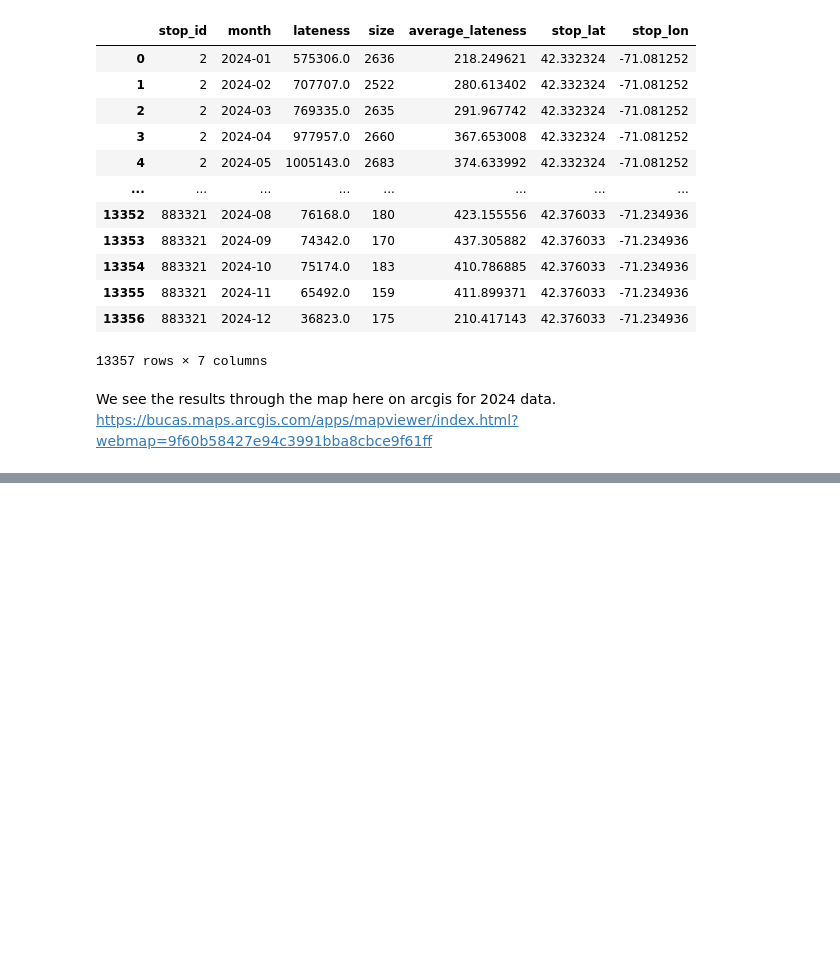
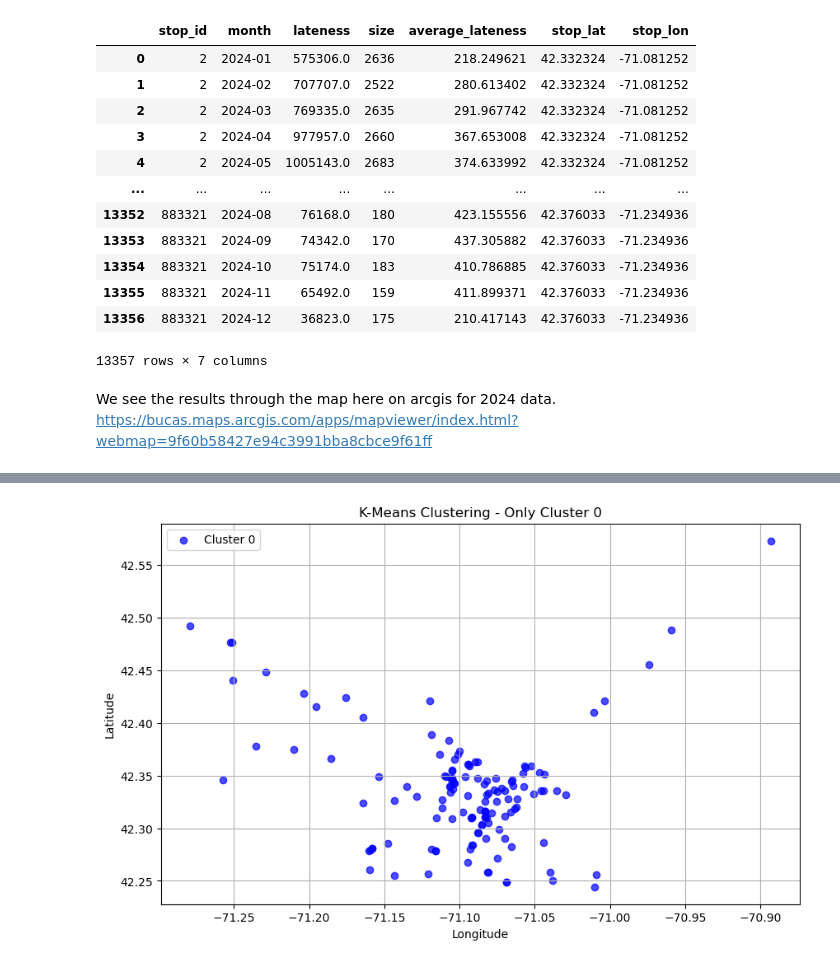
Before and after one commit to KKeySimon/BostonBusEquity, a Jupyter notebook: simon.ipynb, the cells around one changed output, grey strips where cells are left out. Saved outputs shown, nothing was run; the diff lists cells and outputs as text; code cells hidden in the pictures; blank space fills up the shorter version.

```diff
--- a/simon.ipynb
+++ b/simon.ipynb
@@ -567,0 +753,15 @@ We see the results through the map here on arcgis for 2024 data. https://bucas.m
+# %%
+cluster_0_df = stop_agg_df_cleaned[stop_agg_df_cleaned["cluster"] == 0]
+
+plt.figure(figsize=(10, 6))
+plt.scatter(
+    cluster_0_df["stop_lon"], cluster_0_df["stop_lat"], c="blue", alpha=0.7, label="Cluster 0"
+)
+plt.xlabel("Longitude")
+plt.ylabel("Latitude")
+plt.title("K-Means Clustering - Only Cluster 0")
+plt.legend()
+plt.grid(True)
+plt.show()
+# %% [output]
+[figure, added]
```
Also changed, not shown: parts of 27 cells of this notebook, 2 other files.
